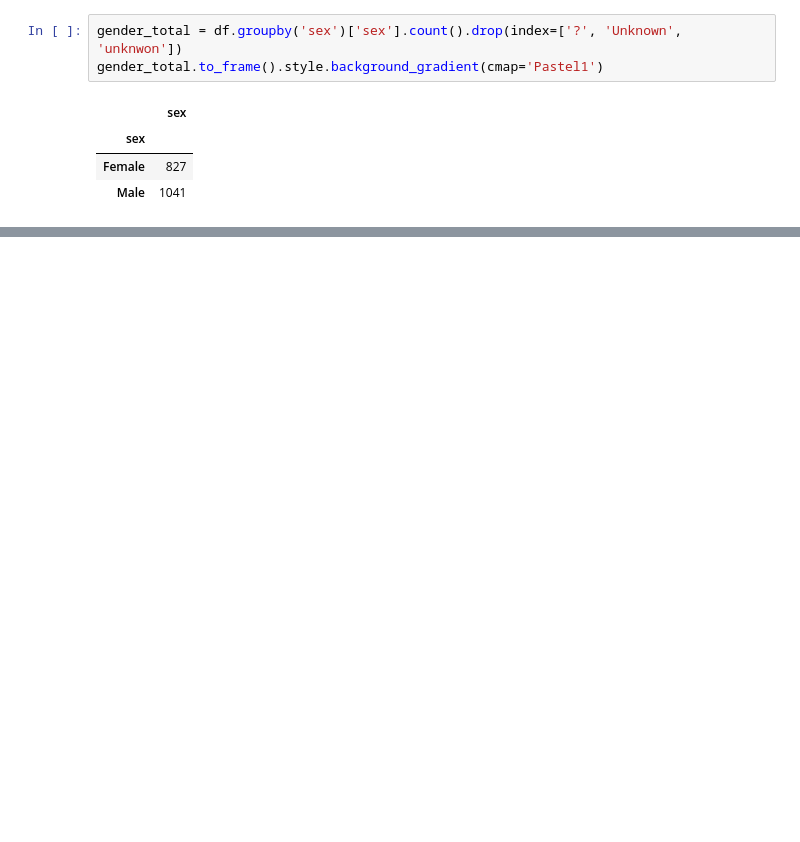
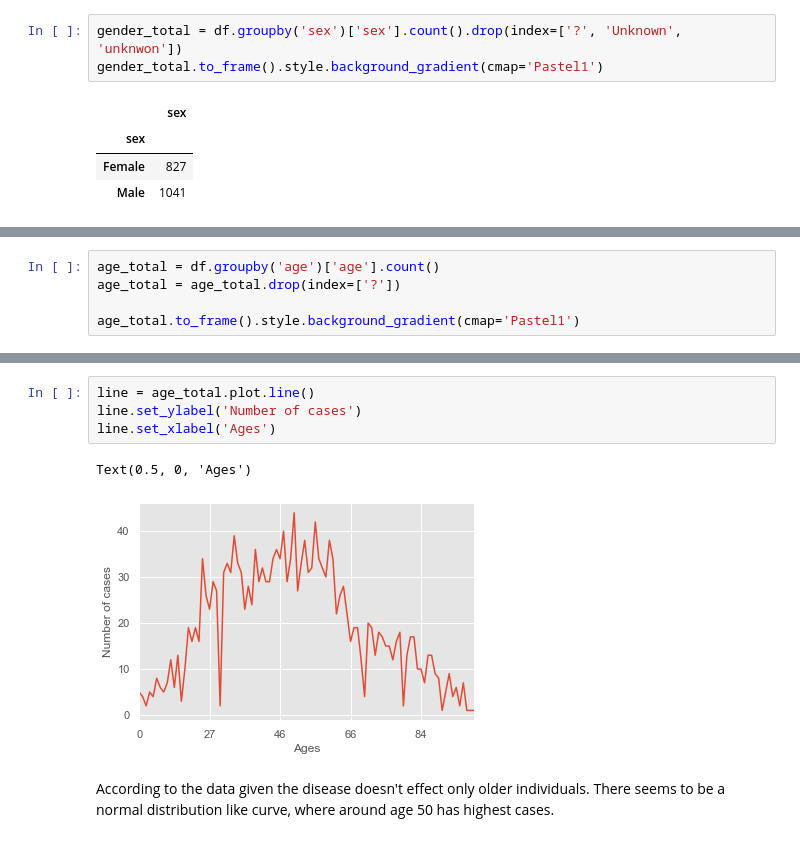
Before and after one commit to UNCG-CSC-410/covid-19-data-analysis, a Jupyter notebook: src/exploratory-data-analysis/EDA-International.ipynb, the cells around one changed output, grey strips where cells are left out. Cells and saved outputs as stored; diff of their text form; blank space fills up the shorter version.

```diff
--- a/src/exploratory-data-analysis/EDA-International.ipynb
+++ b/src/exploratory-data-analysis/EDA-International.ipynb
@@ -68,0 +87,5 @@ gender_total.to_frame().style.background_gradient(cmap='Pastel1')
+# %%
+age_total = df.groupby('age')['age'].count()
+age_total = age_total.drop(index=['?'])
+
+age_total.to_frame().style.background_gradient(cmap='Pastel1')
@@ -68,0 +111,9 @@ gender_total.to_frame().style.background_gradient(cmap='Pastel1')
+# %%
+line = age_total.plot.line()
+line.set_ylabel('Number of cases')
+line.set_xlabel('Ages')
+# %% [output]
+Text(0.5, 0, 'Ages')
+[figure, added]
+# %% [markdown]
+According to the data given the disease doesn't effect only older individuals. There seems to be a normal distribution like curve, where around age 50 has highest cases.
```
Also changed, not shown: parts of 7 cells of this notebook, 1 other file.
